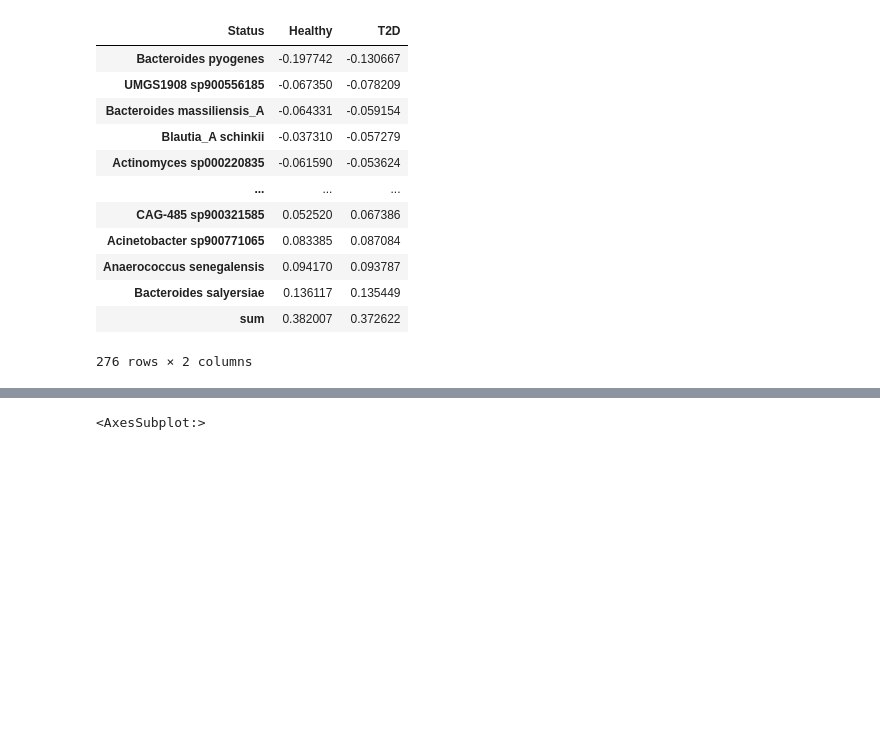
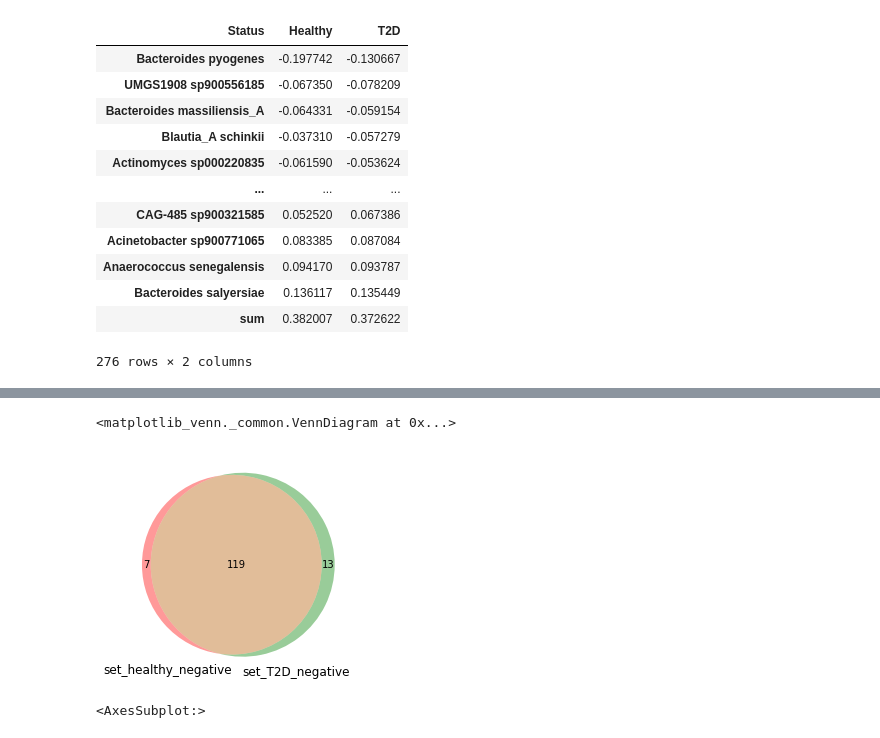
Before and after one commit to jindongmin/Meta_diseases_analyses, a Jupyter notebook: ipynb/SHAP_plots.ipynb, the cells around one changed output, grey strips where cells are left out. Cells and saved outputs as stored; diff of their text form; code cells hidden in the pictures; blank space fills up the shorter version.

```diff
--- a/ipynb/SHAP_plots.ipynb
+++ b/ipynb/SHAP_plots.ipynb
@@ -95,3 +151,8 @@ df.T.sort_values(by=['T2D'])
+# %%
+venn2([set_healthy_negative, set_T2D_negative], ('set_healthy_negative','set_T2D_negative'))
+# %% [output]
+<matplotlib_venn._common.VennDiagram at 0x...>
+[figure, added]
 # %%
 df.T.plot()
 # %% [output]
```
Also changed, not shown: parts of 9 cells of this notebook, 2 other files.
